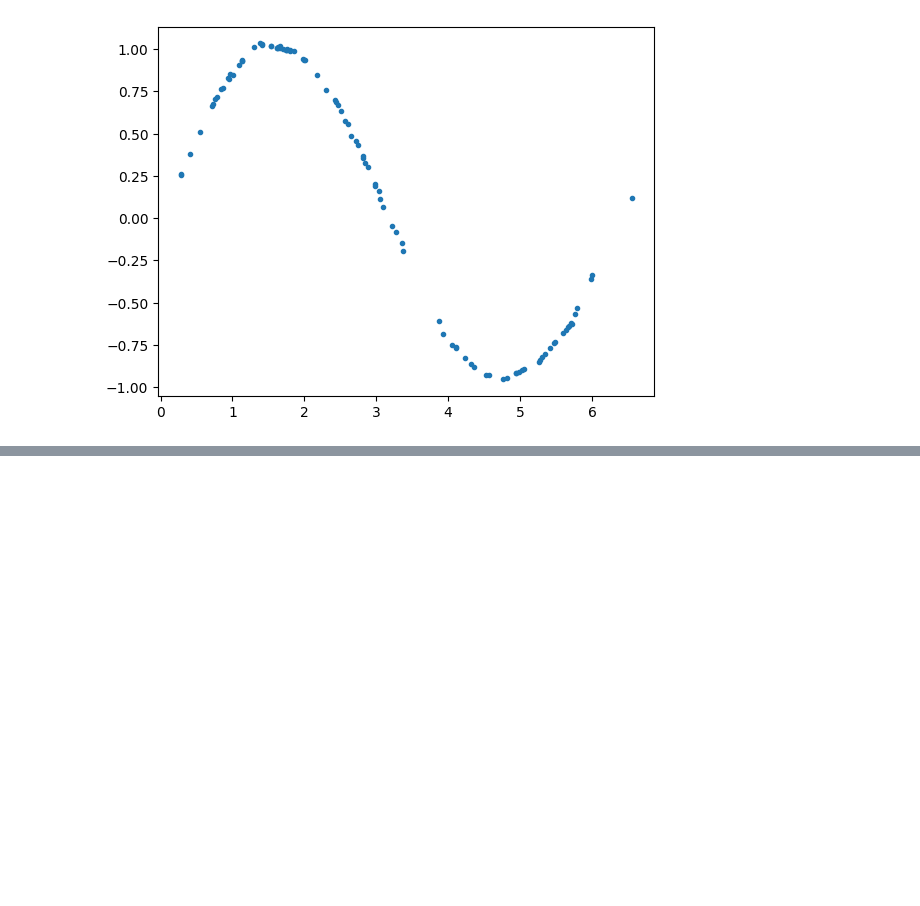
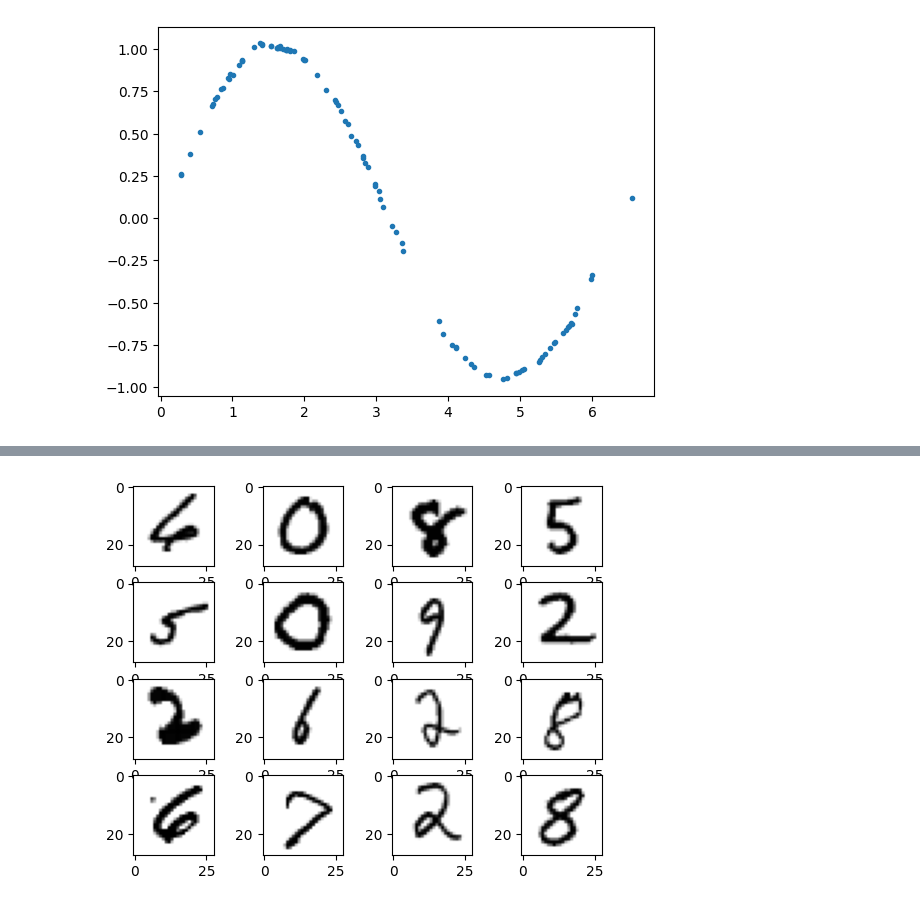
Before and after one commit to BehrangEbrahimi13/Repo_Paper_01, a Jupyter notebook: GANs.ipynb, the cells around one changed output, grey strips where cells are left out. Cells and saved outputs as stored; diff of their text form; code cells hidden in the pictures; blank space fills up the shorter version.

Commit message:
Handwritten Digits Generator With a GAN:  Preparing the Training Data

```diff
--- a/GANs.ipynb
+++ b/GANs.ipynb
@@ -207,0 +255,7 @@ plt.plot(generated_samples[:, 0], generated_samples[:, 1], ".")
+# %%
+# transforms.ToTensor() converts the data to a PyTorch tensor.
+# transforms.Normalize() converts the range of the tensor coefficients.
+transform = transforms.Compose([transforms.ToTensor(), transforms.Normalize((0.5,), (0.5,))])
+# %%
+# Define the training dataset using the MNIST dataset from torchvision
+train_set = torchvision.datasets.MNIST(root=".", train=True, download=True, transform=transform)
@@ -207,0 +277,15 @@ plt.plot(generated_samples[:, 0], generated_samples[:, 1], ".")
+# %%
+batch_size = 32
+train_loader = torch.utils.data.DataLoader(train_set, batch_size=batch_size, shuffle=True)
+# %%
+# Obtain a batch of real samples and their corresponding labels from the training loader
+real_samples, mnist_lable =  next(iter(train_loader))
+
+# Iterate over the first 16 samples in the batch
+for i in range(16):
+  ax = plt.subplot(4, 4, i+1)
+  plt.imshow(real_samples[i].reshape(28, 28), cmap="gray_r")
+  plt.xticks([])
+  plt.yticks([])
+# %% [output]
+[figure, added]
```
Also changed, not shown: parts of 10 cells of this notebook.
